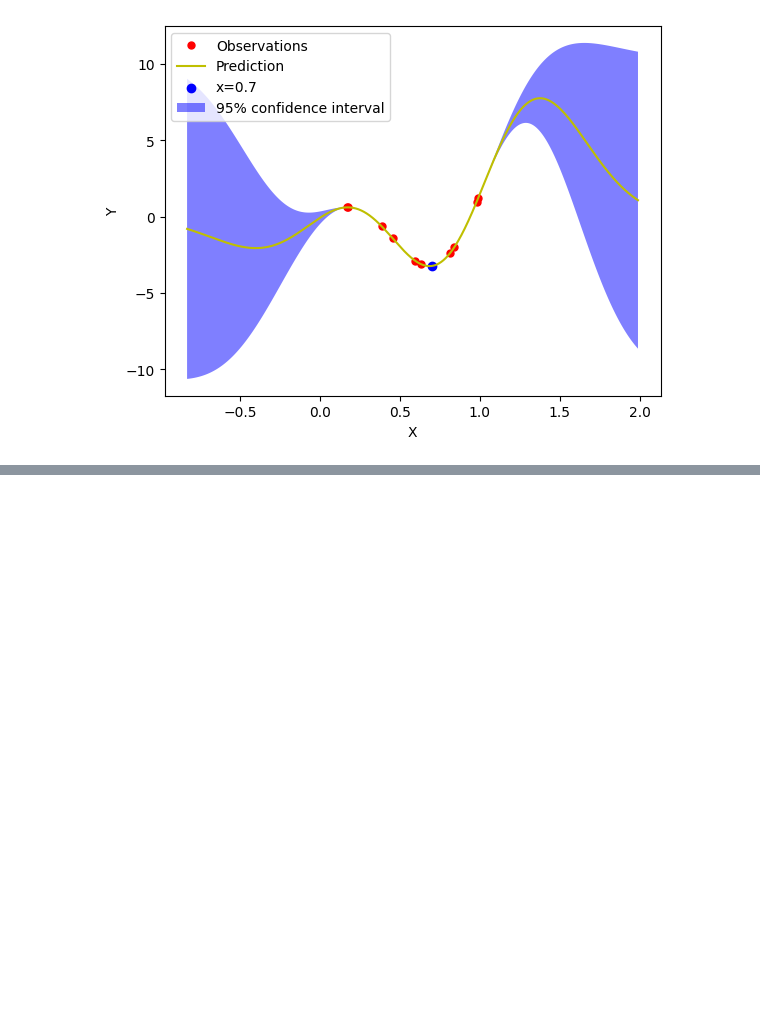
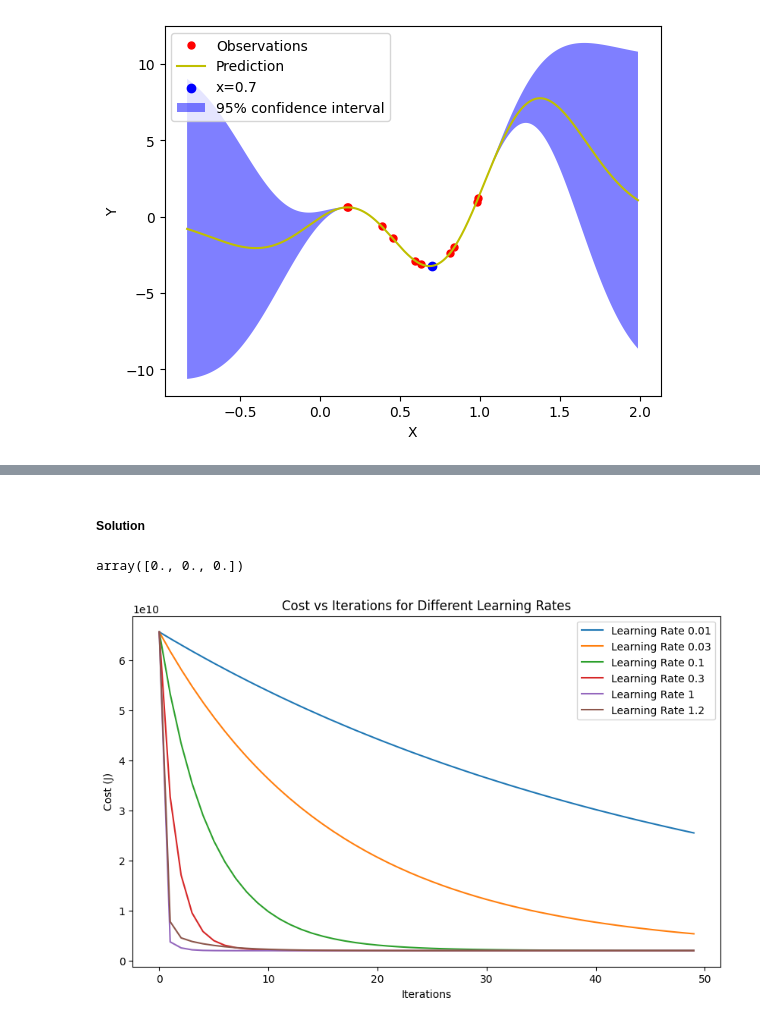
Before and after one commit to af626/CHEME6880_af626_coursework, a Jupyter notebook: 6880_hw1_af626/6880_hw1_af626.ipynb, the cells around one changed output, grey strips where cells are left out. Saved outputs shown, nothing was run; the diff lists cells and outputs as text; code cells hidden in the pictures; blank space fills up the shorter version.

```diff
--- a/6880_hw1_af626/6880_hw1_af626.ipynb
+++ b/6880_hw1_af626/6880_hw1_af626.ipynb
@@ -524,0 +534,69 @@ Gaussian Process Regression Prediction at x=0.7: -3.2292928449846663
+# %% [markdown]
+##### Solution
+# %%
+initial_theta = np.zeros(X.shape[1])
+initial_theta
+# %% [output]
+array([0., 0., 0.])
+# %%
+import numpy as np
+
+# Given data
+data = pd.read_csv('data/data_4.csv')
+# Extracting features and target variable
+X = data[['x1','x2']]  # Features
+y = data['y']   # Target variable
+
+# Scaling the input feature by scaling the inputs with their standard deviationa and then setting the mean to zero
+X = (X - np.mean(X, axis=0)) / np.std(X, axis=0)
+
+# Adding x0 = 1 to the input matirz
+X = np.insert(X, 0, 1, axis=1)
+
+# Initialize parameters
+initial_theta = np.zeros(X.shape[1])
+
+# Different learning rates (alpha)
+learning_rates = [0.01, 0.03, 0.1, 0.3, 1, 1.2]
+
+# Number of iterations
+num_iterations = 50
+
+# Plotting
+plt.figure(figsize=(10, 6))
+
+for alpha in learning_rates:
+    # Copy initial parameters to avoid overwriting
+    theta = initial_theta.copy()
+
+    # Lists to store cost values for each iteration
+    cost_history = []
+
+    # Gradient Descent
+    for iteration in range(num_iterations):
+        # Compute predictions
+        predictions = X.dot(theta)
+
+        # Compute errors
+        errors = predictions - y
+
+        # Compute gradients
+        gradients = (1/len(y)) * X.T.dot(errors)
+
+        # Update parameters
+        theta = theta - alpha * gradients
+
+        # Compute cost for monitoring convergence (optional)
+        cost = (1/(2*len(y))) * np.sum(errors**2)
+        cost_history.append(cost)
+
+    # Plot the cost history for the current learning rate
+    plt.plot(range(num_iterations), cost_history, label=f'Learning Rate {alpha}')
+
+plt.title('Cost vs Iterations for Different Learning Rates')
+plt.xlabel('Iterations')
+plt.ylabel('Cost (J)')
+plt.legend()
+plt.show()
+# %% [output]
+[figure, added]
```
Also changed, not shown: parts of 4 cells of this notebook, 1 other file.
